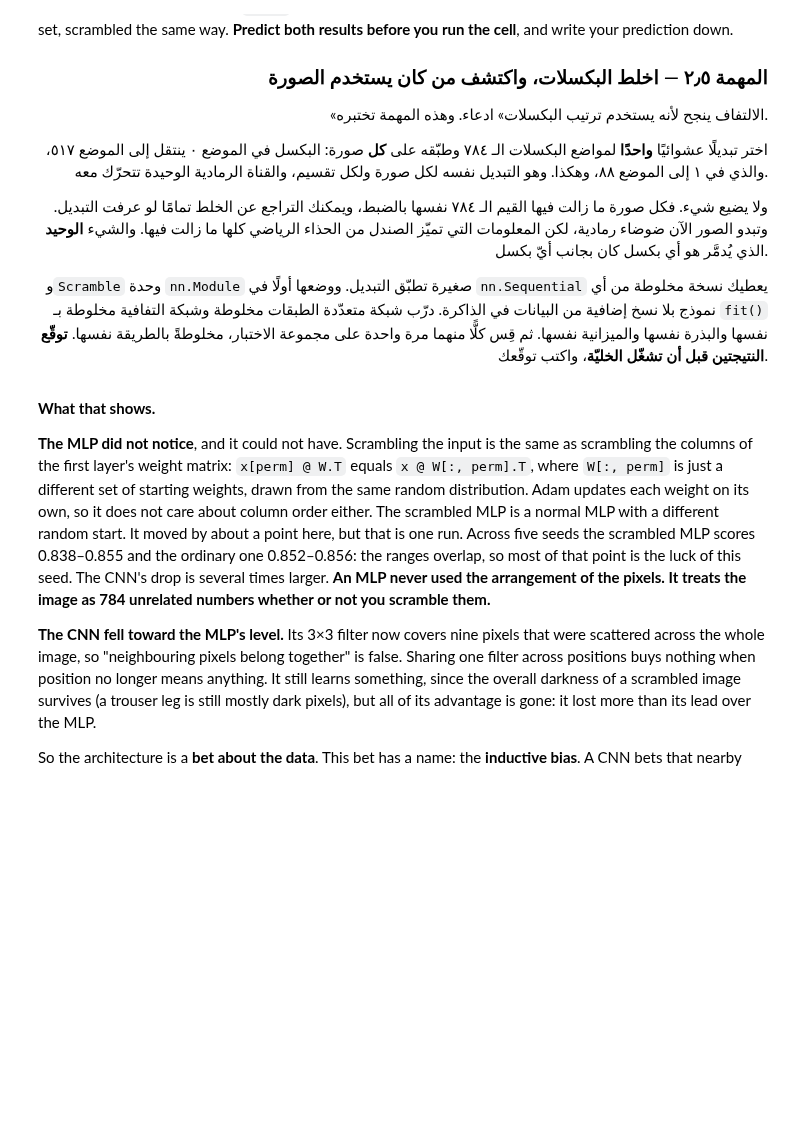
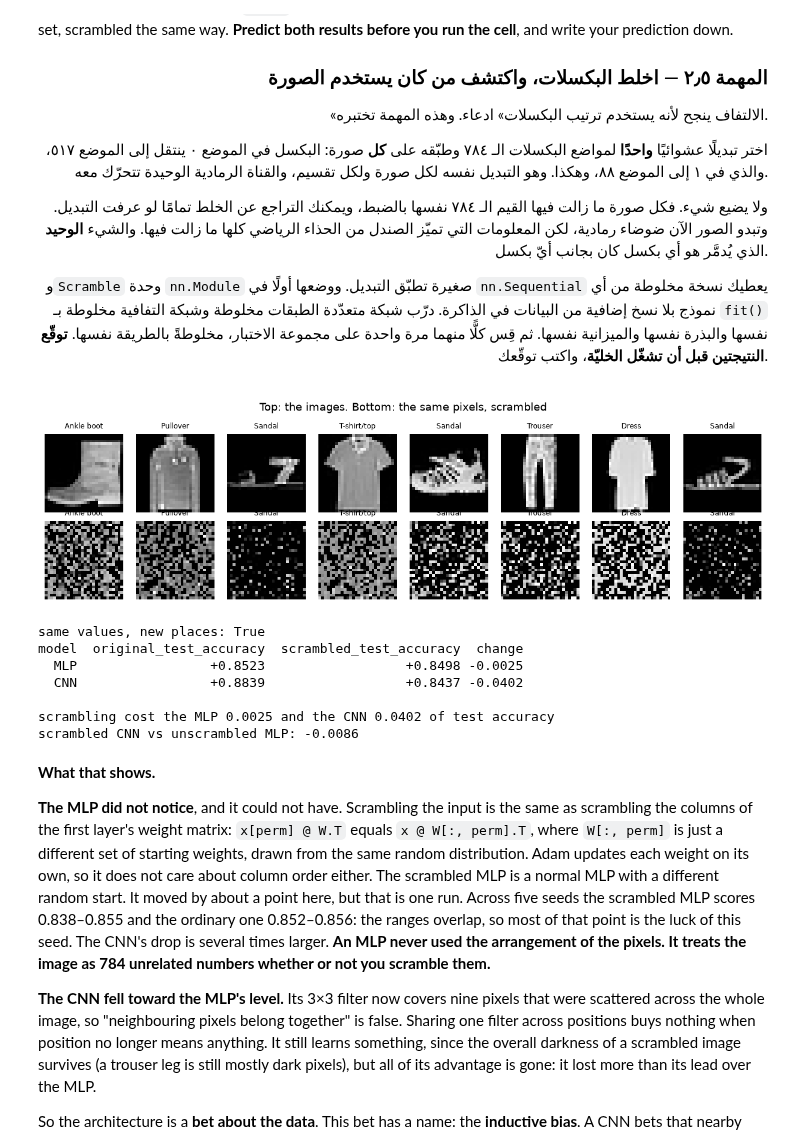
Before and after one commit to 507ahmed507-afk/AIEP_Olo_student, a Jupyter notebook: week_3_neural_networks/labs/D5_linear_vs_conv/D5_linear_vs_conv_blank.ipynb, the cells around one changed output. Drawn from its saved outputs; the diff is of its cells as text; code cells hidden in the pictures; blank space fills up the shorter version.

```diff
--- a/week_3_neural_networks/labs/D5_linear_vs_conv/D5_linear_vs_conv_blank.ipynb
+++ b/week_3_neural_networks/labs/D5_linear_vs_conv/D5_linear_vs_conv_blank.ipynb
@@ -1226,33 +1467,71 @@ cell**, and write your prediction down.
 #    والتغيّر. واحتفظ بكل سجلّ أيضًا.
 # ابحث عن: "pytorch nn.Sequential custom module permute pixels"
 # ────────────────────────────────────────────────────────────────────
 
 PERMUTATION = torch.randperm(28 * 28, generator=torch.Generator().manual_seed(SEED))
 class Scramble(nn.Module):
     """Move every pixel to a fixed new position — the same move for every image."""
 
     def __init__(self, permutation):
         super().__init__()
         self.permutation = permutation
 
     def forward(self, x):
         # (N, 1, 28, 28) -> (N, 1, 784), reorder the 784 positions, and back
         return x.flatten(2)[:, :, self.permutation].reshape(x.shape)
 scrambled_view = Scramble(PERMUTATION)(X_train[:8])
 plot_grid(show(torch.cat([X_train[:8], scrambled_view])),
           [CLASSES[i] for i in y_train[:8]] * 2, n_cols=8,
           title="Top: the images. Bottom: the same pixels, scrambled")
 plt.show()
 print(f"same values, new places: "
       f"{torch.equal(X_train[:8].flatten(2).sort(dim=2).values, scrambled_view.flatten(2).sort(dim=2).values)}")
 # TODO: Train a scrambled MLP and a scrambled SmallCNN with fit(), score each once on the test set, and build `scrambled` — one row per network — plus `scrambled_histories`.
 # مهمة: درّب `MLP` مخلوطة و`SmallCNN` مخلوطة بـ `fit()`، وقِس كلًّا منهما مرة واحدة على مجموعة الاختبار، وابنِ `scrambled` — صفًا لكل شبكة — و`scrambled_histories`.
+scrambled_rows = []
+scrambled_models = {}
+scrambled_histories = {}
+
+for name, model_class in [("MLP", MLP), ("CNN", SmallCNN)]:
+    torch.manual_seed(SEED)
+
+    model = nn.Sequential(
+        Scramble(PERMUTATION),
+        model_class()
+    )
+
+    history = fit(model)
+
+    _, scrambled_test_accuracy = evaluate(model, X_test, y_test)
+
+    original_test_accuracy = test[name]
+
+    scrambled_models[name] = model
+    scrambled_histories[name] = history
+
+    scrambled_rows.append({
+        "model": name,
+        "original_test_accuracy": original_test_accuracy,
+        "scrambled_test_accuracy": scrambled_test_accuracy,
+        "change": scrambled_test_accuracy - original_test_accuracy
+    })
+
+scrambled = pd.DataFrame(scrambled_rows)
 print(scrambled.to_string(index=False, float_format=lambda v: f"{v:+.4f}"))
 change = scrambled.set_index("model")["change"]
 print(f"\nscrambling cost the MLP {-change['MLP']:.4f} and the CNN {-change['CNN']:.4f} "
       f"of test accuracy")
 print(f"scrambled CNN vs unscrambled MLP: "
       f"{scrambled.set_index('model').loc['CNN', 'scrambled_test_accuracy'] - test['MLP']:+.4f}")
+# %% [output]
+[figure, added]
+same values, new places: True
+model  original_test_accuracy  scrambled_test_accuracy  change
+  MLP                 +0.8523                  +0.8498 -0.0025
+  CNN                 +0.8839                  +0.8437 -0.0402
+
+scrambling cost the MLP 0.0025 and the CNN 0.0402 of test accuracy
+scrambled CNN vs unscrambled MLP: -0.0086
 # %% [markdown]
 **What that shows.**
 
```
Also changed, not shown: parts of 17 cells of this notebook.
